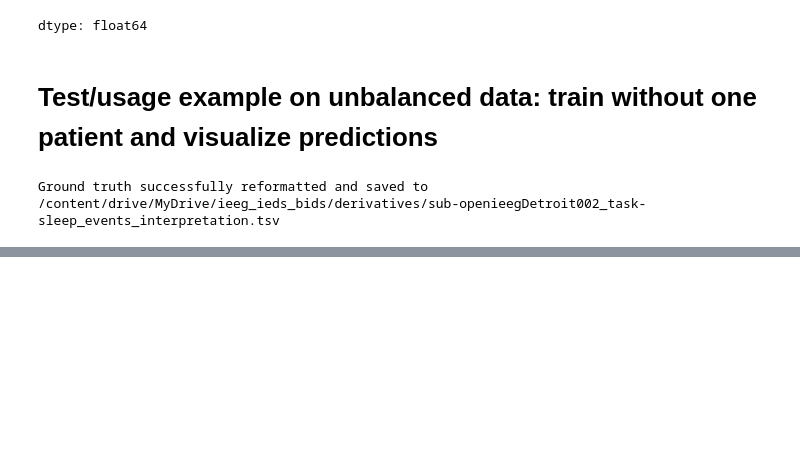
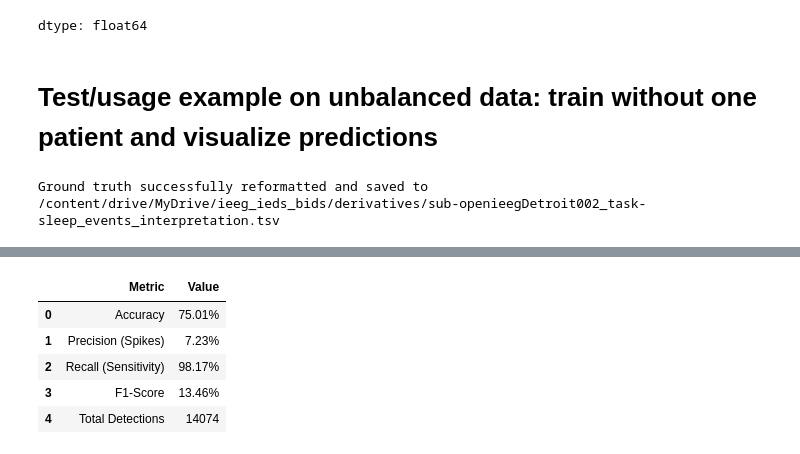
Before and after one commit to kohlia123/Senior-Design, a Jupyter notebook: final_pipeline.ipynb, the cells around one changed output, grey strips where cells are left out. Cells and saved outputs as stored; diff of their text form; code cells hidden in the pictures; blank space fills up the shorter version.

```diff
--- a/final_pipeline.ipynb
+++ b/final_pipeline.ipynb
@@ -460,3 +493,27 @@ ValueError: 'sub-openieegDetroit002' is not in list. Did you mean one of ['sub-0
+# %%
+from sklearn.metrics import precision_score, recall_score, f1_score, accuracy_score
+
+# Calculate metrics for the "Spike" class (label 1)
+metrics = {
+    'Metric': ['Accuracy', 'Precision (Spikes)', 'Recall (Sensitivity)', 'F1-Score', 'Total Detections'],
+    'Value': [
+        f"{accuracy_score(y_true, y_pred):.2%}",
+        f"{precision_score(y_true, y_pred):.2%}",
+        f"{recall_score(y_true, y_pred):.2%}",
+        f"{f1_score(y_true, y_pred):.2%}",
+        sum(y_pred)
+    ]
+}
+
+summary_df = pd.DataFrame(metrics)
+display(summary_df)
+# %% [output]
+|  | Metric | Value |
+| 0 | Accuracy | 75.01% |
+| 1 | Precision (Spikes) | 7.23% |
+| 2 | Recall (Sensitivity) | 98.17% |
+| 3 | F1-Score | 13.46% |
+| 4 | Total Detections | 14074 |
 # %%
 out_subject = '01'
 detected_chan = 'RA1'
```
Also changed, not shown: parts of 3 cells of this notebook.
